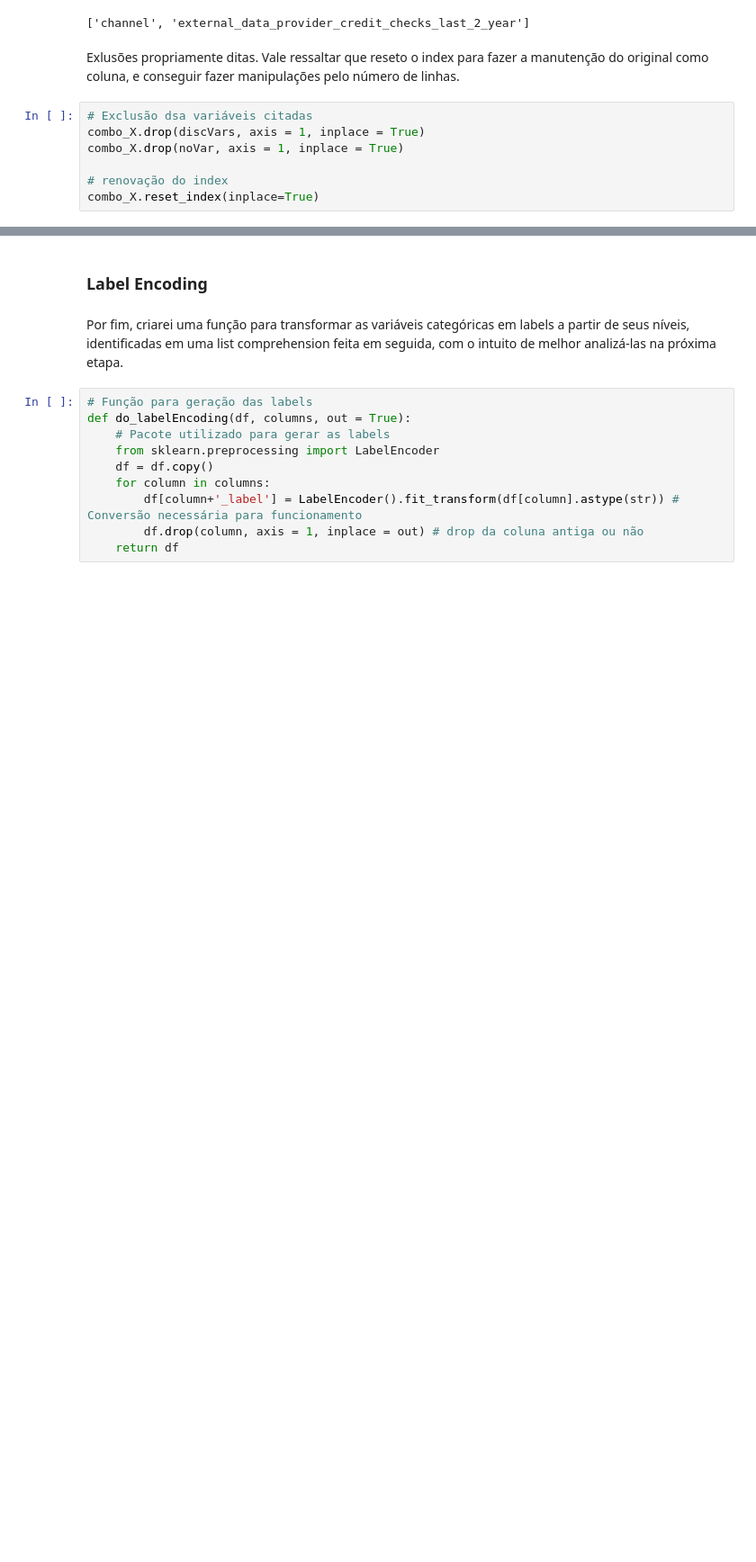
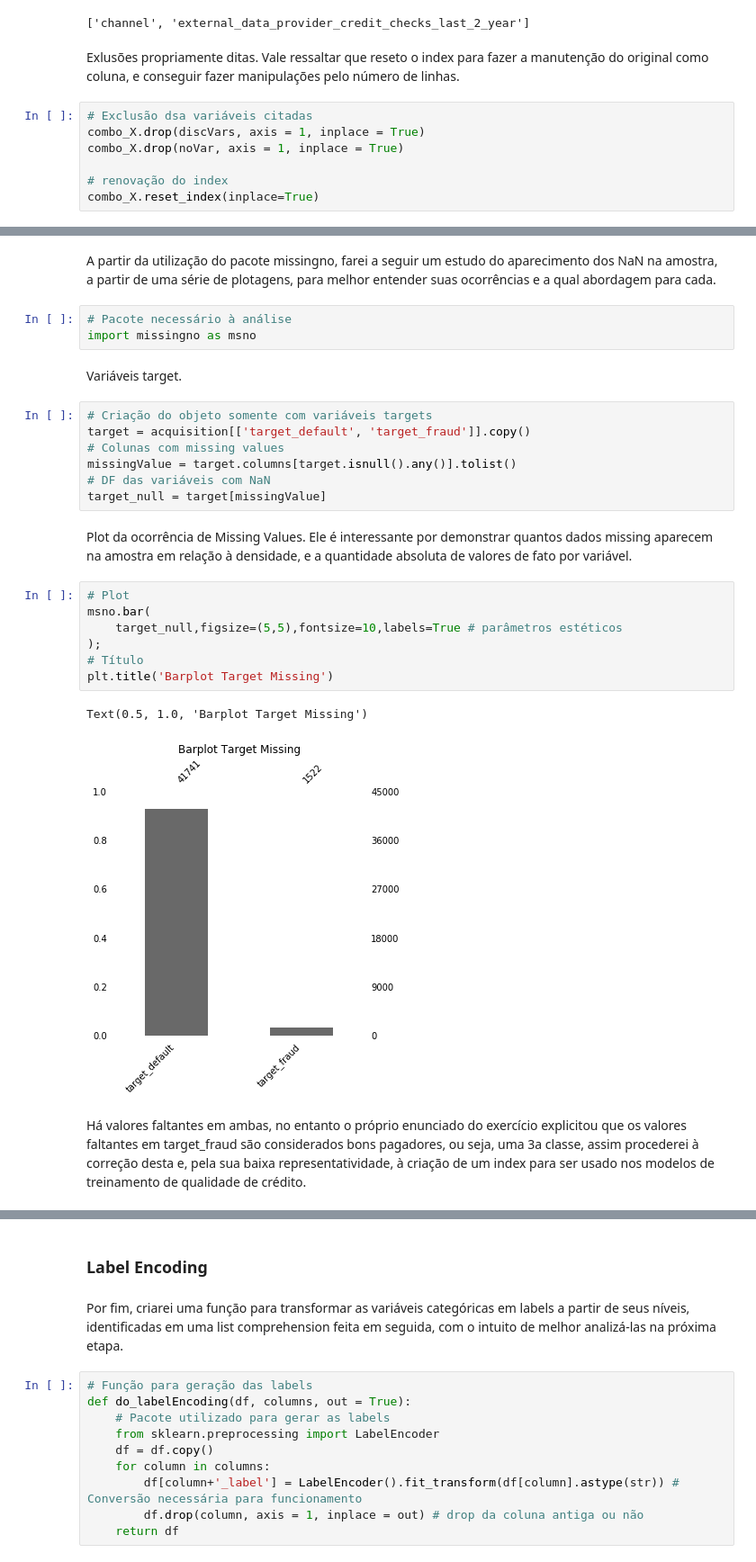
Before and after one commit to bicudorafa/-Development-Udacity_DataChallenge_Nubank, a Jupyter notebook: Case_Nubank.ipynb, the cells around one changed output, grey strips where cells are left out. Shown at 90% size. Drawn from its saved outputs; the diff is of its cells as text; blank space fills up the shorter version.

```diff
--- a/Case_Nubank.ipynb
+++ b/Case_Nubank.ipynb
@@ -205,0 +208,28 @@ combo_X.reset_index(inplace=True)
+# %% [markdown]
+A partir da utilização do pacote missingno, farei a seguir um estudo do aparecimento dos NaN na amostra, a partir de uma série de plotagens, para melhor entender suas ocorrências e a qual abordagem para cada.
+# %%
+# Pacote necessário à análise
+import missingno as msno
+# %% [markdown]
+Variáveis target.
+# %%
+# Criação do objeto somente com variáveis targets
+target = acquisition[['target_default', 'target_fraud']].copy()
+# Colunas com missing values
+missingValue = target.columns[target.isnull().any()].tolist()
+# DF das variáveis com NaN
+target_null = target[missingValue]
+# %% [markdown]
+Plot da ocorrência de Missing Values. Ele é interessante por demonstrar quantos dados missing aparecem na amostra em relação à densidade, e a quantidade absoluta de valores de fato por variável.
+# %%
+# Plot
+msno.bar(
+    target_null,figsize=(5,5),fontsize=10,labels=True # parâmetros estéticos
+);
+# Título
+plt.title('Barplot Target Missing')
+# %% [output]
+Text(0.5, 1.0, 'Barplot Target Missing')
+[figure, added]
+# %% [markdown]
+Há valores faltantes em ambas, no entanto o próprio enunciado do exercício explicitou que os valores faltantes em target_fraud são considerados bons pagadores, ou seja, uma 3a classe, assim procederei à correção desta e, pela sua baixa representatividade, à criação de um index para ser usado nos modelos de treinamento de qualidade de crédito.
```
Also changed, not shown: parts of 47 cells of this notebook.
